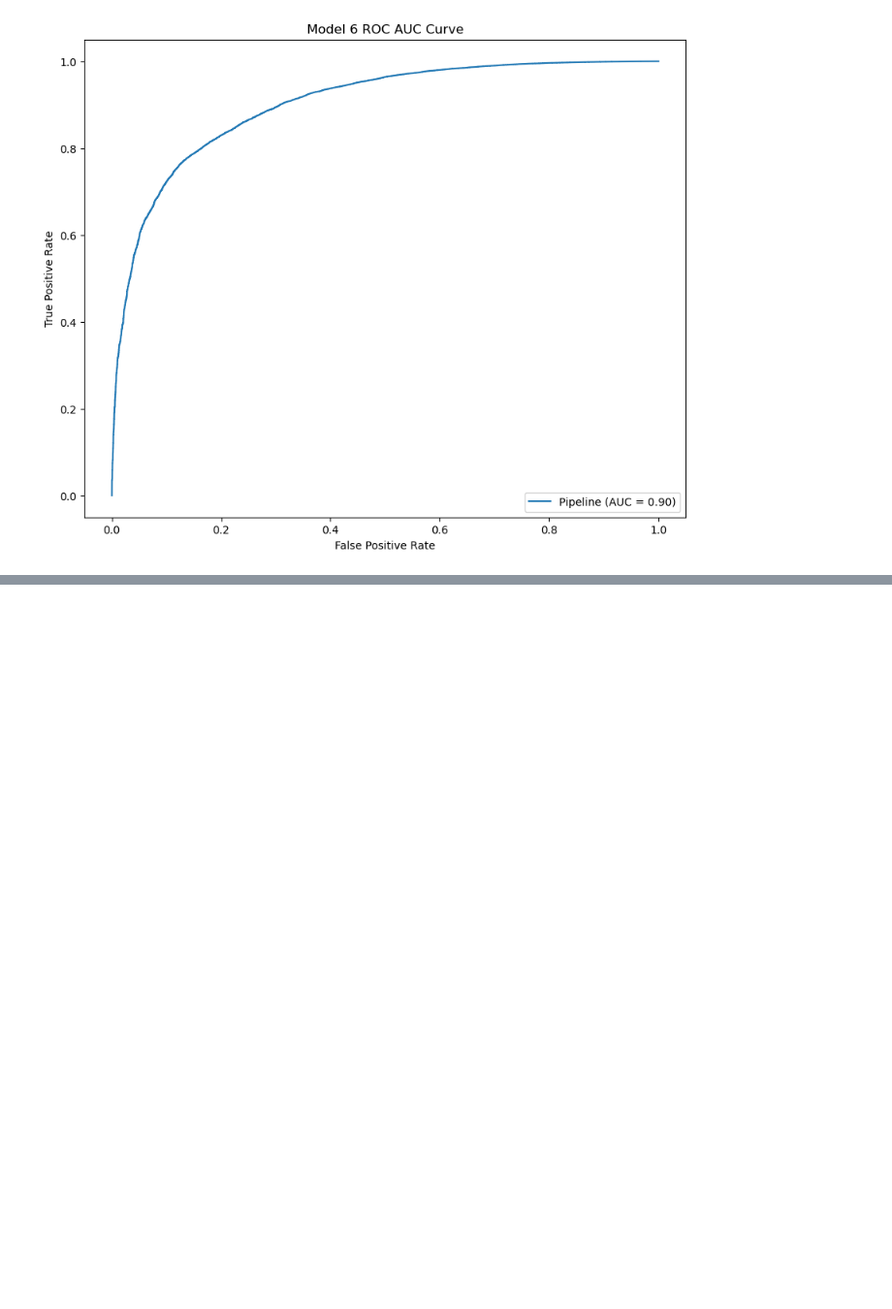
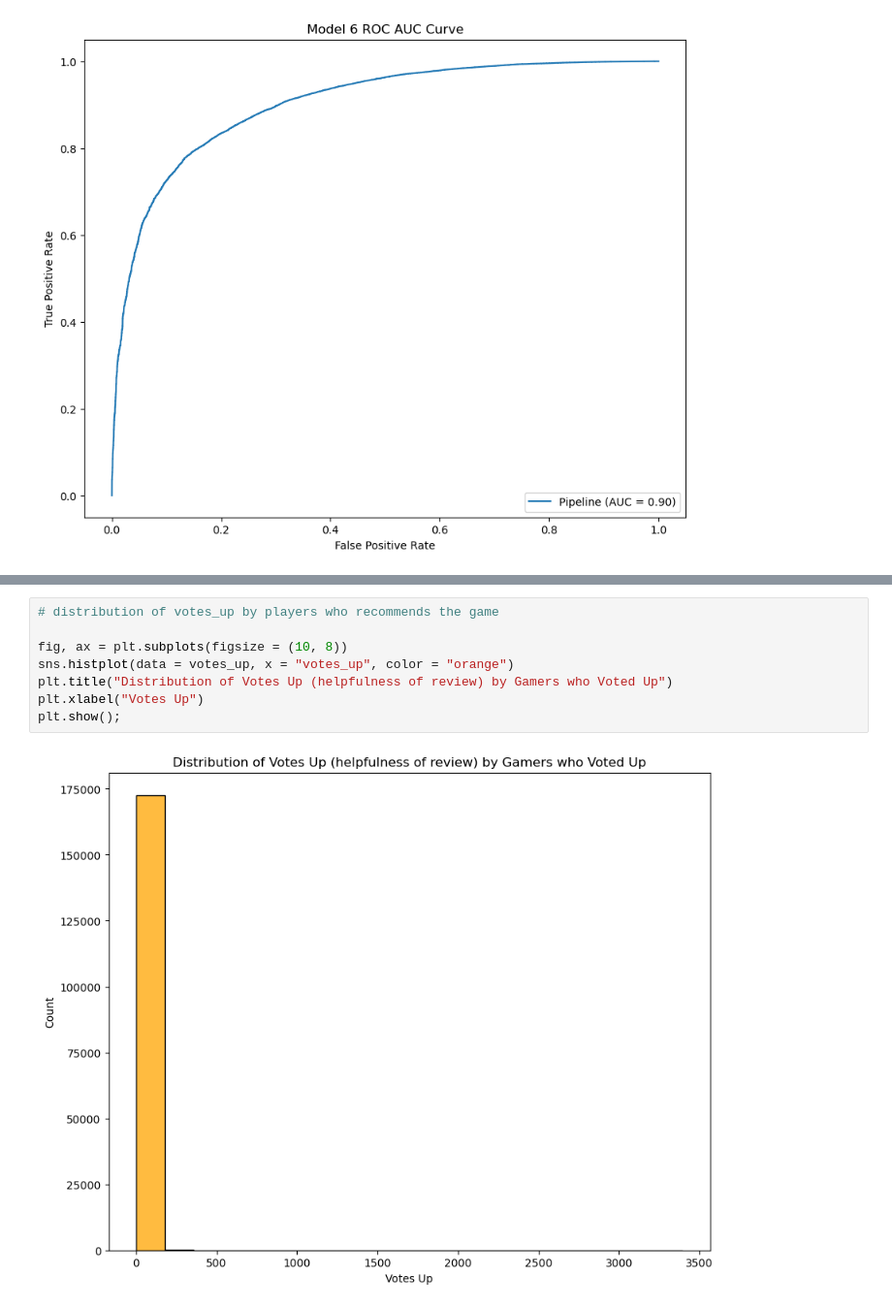
Before and after one commit to JocelArcelona/Fallout-Series-Steam-Reviews-Sentiment-Analysis, a Jupyter notebook: notebooks/Data Cleaning, EDA and Modeling with Unigrams using NLTK.ipynb, the cells around one changed output, grey strips where cells are left out. Shown at 97% size. Drawn from its saved outputs; the diff is of its cells as text; blank space fills up the shorter version.

```diff
--- a/notebooks/Data Cleaning, EDA and Modeling with Unigrams using NLTK.ipynb
+++ b/notebooks/Data Cleaning, EDA and Modeling with Unigrams using NLTK.ipynb
@@ -1558,0 +1683,10 @@ plt.show();
+# %%
+# distribution of votes_up by players who recommends the game
+
+fig, ax = plt.subplots(figsize = (10, 8))
+sns.histplot(data = votes_up, x = "votes_up", color = "orange")
+plt.title("Distribution of Votes Up (helpfulness of review) by Gamers who Voted Up")
+plt.xlabel("Votes Up")
+plt.show();
+# %% [output]
+[figure, added]
```
Also changed, not shown: parts of 24 cells of this notebook, 1 other file.
